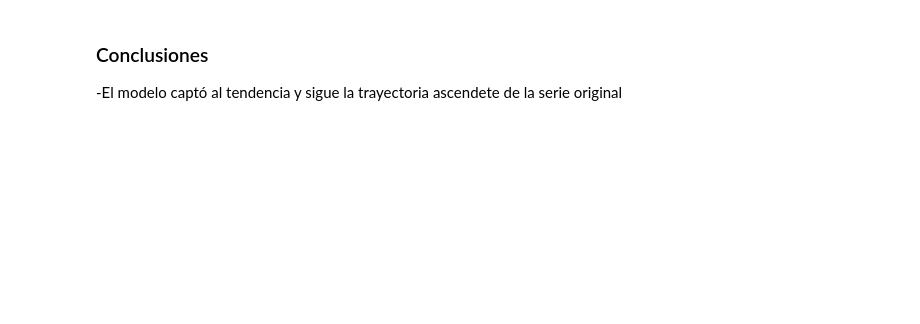
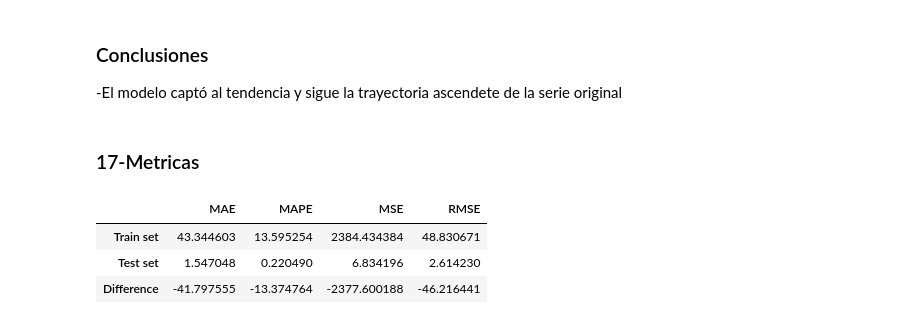
Before and after one commit to 4GeeksAcademy/Elreno23-machine-learning-python-template, a Jupyter notebook: src/10-time-series-forecasting-sales.ipynb, the cells around one changed output. Saved outputs shown, nothing was run; the diff lists cells and outputs as text; code cells hidden in the pictures; blank space fills up the shorter version.

```diff
--- a/src/10-time-series-forecasting-sales.ipynb
+++ b/src/10-time-series-forecasting-sales.ipynb
@@ -370,0 +414,18 @@ forecast = prediccion.cumsum() + last_value
+# %%
+pred_diff_train = model.predict_in_sample() #"Dame tus predicciones dentro del train, usando los datos con los que te entrené"
+
+'''pred_diff_train devuelve 335 valores(no coincide con train), esto se debe a que ARIMA
+no puede predecir el primer punto de train, ya que no tiene rezagos. Por eso necesitamos insetar
+un valor(0) manualmente en el siguiente bloque para poder obtener las metricas de train tambien'''
+if len(pred_diff_train) < len(train): pred_diff_train = pd.concat([pd.Series([0]), pred_diff_train], ignore_index=True)
+
+first_value = train.iloc[0] #Punto de partida para reconstruir train
+
+#Reconstruye la serie original de train
+#pred_diff_train.cumsum():
+'''Convierte las diferencias en valores acumulados'''
+#+ first_value:
+'''Le suma el primer valor real del train'''
+y_pred_train = pred_diff_train.cumsum() + first_value #Prediccion de train en escala original
+
+pred_diff_train
@@ -392,3 +466,28 @@ plt.show()
 ### Conclusiones
 
 -El modelo captó al tendencia y sigue la trayectoria ascendete de la serie original
+# %% [markdown]
+### 17-Metricas
+# %%
+def get_regression_metrics(y_predict_test, y_test, y_predict_train, y_train):
+    metrics_train = (median_absolute_error(y_train, y_predict_train),
+                     mean_absolute_percentage_error(y_train, y_predict_train) * 100,
+                     mean_squared_error(y_train, y_predict_train),
+                     root_mean_squared_error(y_train, y_predict_train))
+    metrics_test = (median_absolute_error(y_test, y_predict_test),
+                    mean_absolute_percentage_error(y_test, y_predict_test) * 100,
+                    mean_squared_error(y_test, y_predict_test),
+                    root_mean_squared_error(y_test, y_predict_test))
+    metrics_diff = list(map(lambda x: x[1] - x[0], zip(metrics_train, metrics_test)))
+    return pd.DataFrame(data=[metrics_train, metrics_test, metrics_diff],
+                        columns=['MAE', 'MAPE', 'MSE', 'RMSE'],
+                        index=['Train set', 'Test set', 'Difference'])
+
+
+result = get_regression_metrics(y_pred_test, test, y_pred_train,train)
+result
+# %% [output]
+|  | MAE | MAPE | MSE | RMSE |
+| Train set | 43.344603 | 13.595254 | 2384.434384 | 48.830671 |
+| Test set | 1.547048 | 0.220490 | 6.834196 | 2.614230 |
+| Difference | -41.797555 | -13.374764 | -2377.600188 | -46.216441 |
```
Also changed, not shown: parts of 25 cells of this notebook, 2 other files.
